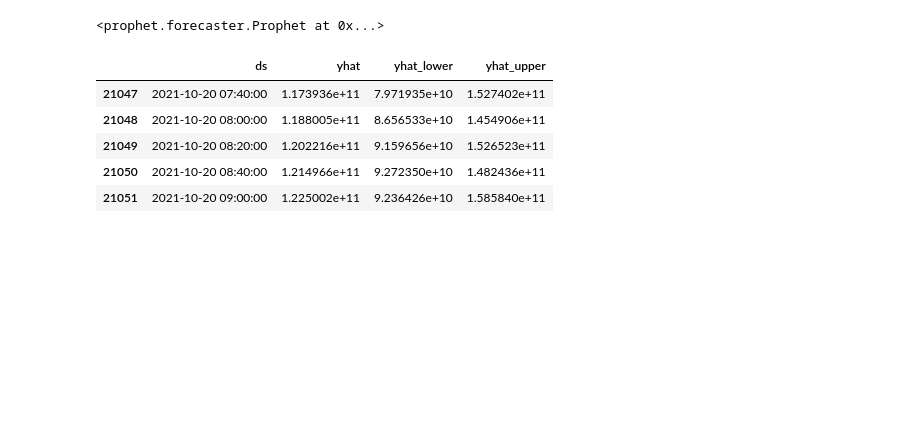
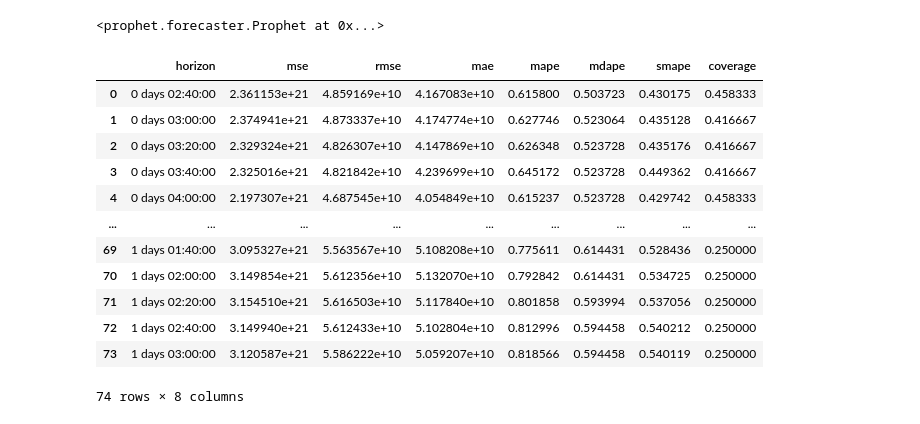
Before and after one commit to andrasfe/ethgas, a Jupyter notebook: prophet-model-comparison.ipynb, the cells around one changed output. Drawn from its saved outputs; the diff is of its cells as text; code cells hidden in the pictures; blank space fills up the shorter version.

Commit message:
replaced coverage etc. stats

```diff
--- a/prophet-model-comparison.ipynb
+++ b/prophet-model-comparison.ipynb
@@ -55,10 +61,0 @@ future = m.make_future_dataframe(periods=100, freq=FREQ)
-# %%
-forecast = m.predict(future)
-forecast[['ds', 'yhat', 'yhat_lower', 'yhat_upper']].tail()
-# %% [output]
-|  | ds | yhat | yhat_lower | yhat_upper |
-| 21047 | 2021-10-20 07:40:00 | 1.173936e+11 | 7.971935e+10 | 1.527402e+11 |
-| 21048 | 2021-10-20 08:00:00 | 1.188005e+11 | 8.656533e+10 | 1.454906e+11 |
-| 21049 | 2021-10-20 08:20:00 | 1.202216e+11 | 9.159656e+10 | 1.526523e+11 |
-| 21050 | 2021-10-20 08:40:00 | 1.214966e+11 | 9.272350e+10 | 1.482436e+11 |
-| 21051 | 2021-10-20 09:00:00 | 1.225002e+11 | 9.236426e+10 | 1.585840e+11 |
@@ -64,0 +65,17 @@ forecast[['ds', 'yhat', 'yhat_lower', 'yhat_upper']].tail()
+# %%
+df_p = performance_metrics(df_cv2)
+df_p
+# %% [output]
+|  | horizon | mse | rmse | mae | mape | mdape | smape | coverage |
+| 0 | 0 days 02:40:00 | 2.361153e+21 | 4.859169e+10 | 4.167083e+10 | 0.615800 | 0.503723 | 0.430175 | 0.458333 |
+| 1 | 0 days 03:00:00 | 2.374941e+21 | 4.873337e+10 | 4.174774e+10 | 0.627746 | 0.523064 | 0.435128 | 0.416667 |
+| 2 | 0 days 03:20:00 | 2.329324e+21 | 4.826307e+10 | 4.147869e+10 | 0.626348 | 0.523728 | 0.435176 | 0.416667 |
+| 3 | 0 days 03:40:00 | 2.325016e+21 | 4.821842e+10 | 4.239699e+10 | 0.645172 | 0.523728 | 0.449362 | 0.416667 |
+| 4 | 0 days 04:00:00 | 2.197307e+21 | 4.687545e+10 | 4.054849e+10 | 0.615237 | 0.523728 | 0.429742 | 0.458333 |
+| ... | ... | ... | ... | ... | ... | ... | ... | ... |
+| 69 | 1 days 01:40:00 | 3.095327e+21 | 5.563567e+10 | 5.108208e+10 | 0.775611 | 0.614431 | 0.528436 | 0.250000 |
+| 70 | 1 days 02:00:00 | 3.149854e+21 | 5.612356e+10 | 5.132070e+10 | 0.792842 | 0.614431 | 0.534725 | 0.250000 |
+| 71 | 1 days 02:20:00 | 3.154510e+21 | 5.616503e+10 | 5.117840e+10 | 0.801858 | 0.593994 | 0.537056 | 0.250000 |
+| 72 | 1 days 02:40:00 | 3.149940e+21 | 5.612433e+10 | 5.102804e+10 | 0.812996 | 0.594458 | 0.540212 | 0.250000 |
+| 73 | 1 days 03:00:00 | 3.120587e+21 | 5.586222e+10 | 5.059207e+10 | 0.818566 | 0.594458 | 0.540119 | 0.250000 |
+74 rows × 8 columns
```
Also changed, not shown: parts of 14 cells of this notebook.
